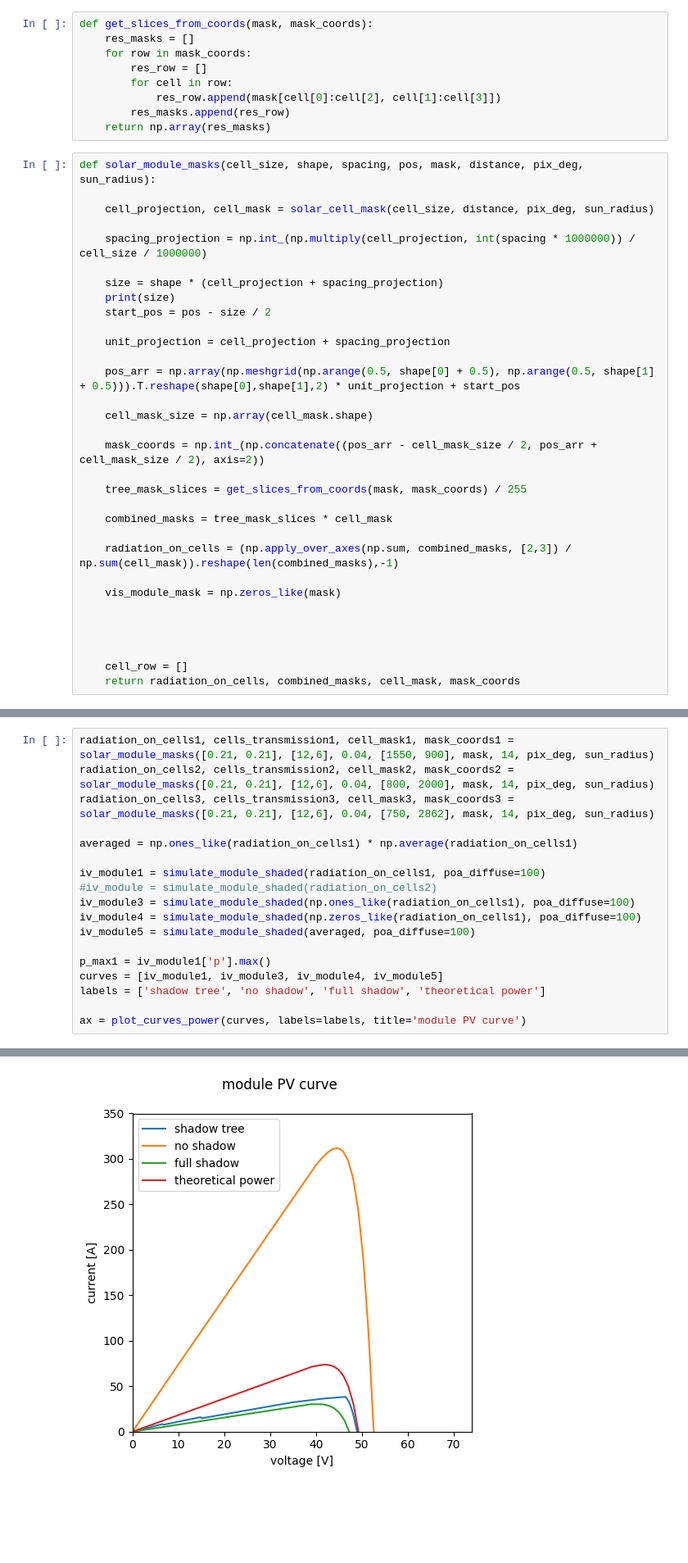
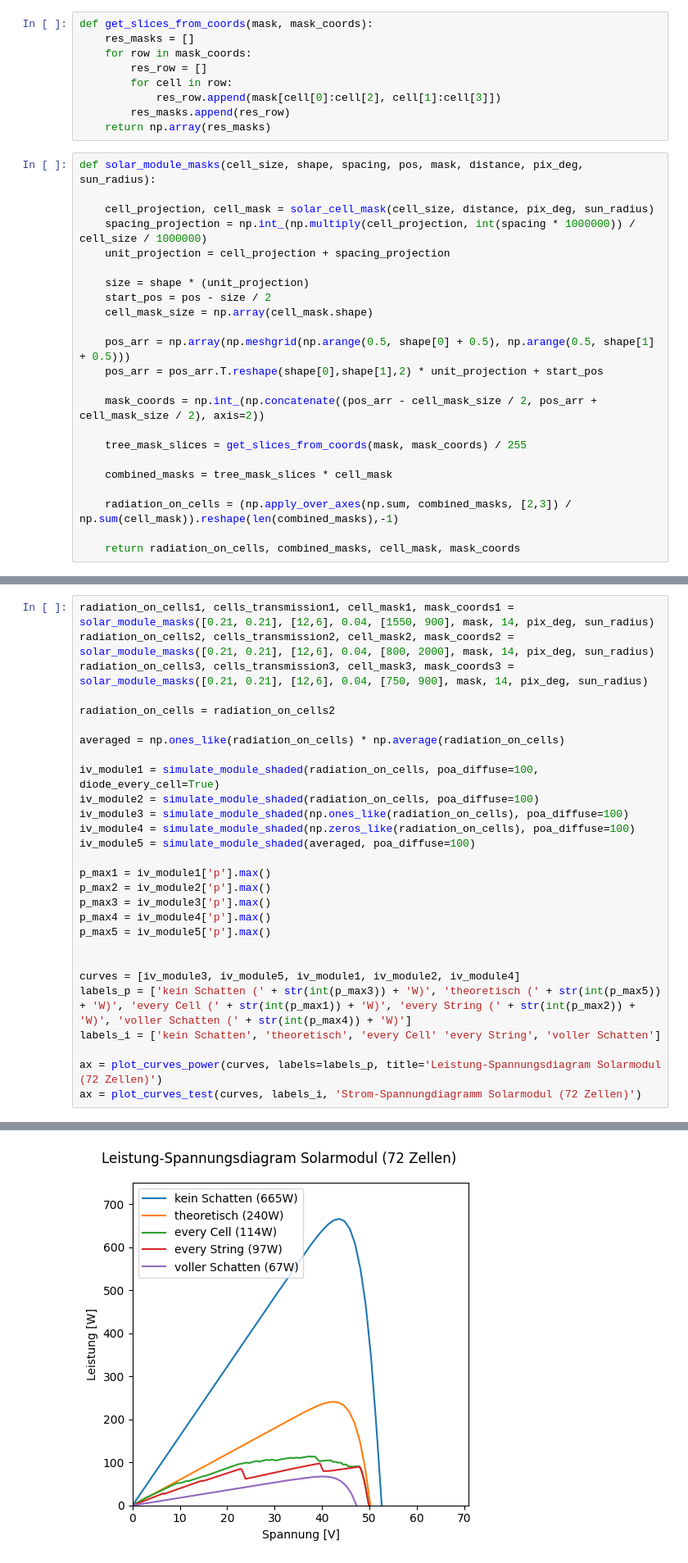
Before and after one commit to Snasgul/influence-trees-on-solar, a Jupyter notebook: iv_module.ipynb, the cells around one changed output, grey strips where cells are left out. Shown at 82% size. Drawn from its saved outputs; the diff is of its cells as text; blank space fills up the shorter version.

```diff
--- a/iv_module.ipynb
+++ b/iv_module.ipynb
@@ -245,18 +253,15 @@ def get_slices_from_coords(mask, mask_coords):
 def solar_module_masks(cell_size, shape, spacing, pos, mask, distance, pix_deg, sun_radius):
 
     cell_projection, cell_mask = solar_cell_mask(cell_size, distance, pix_deg, sun_radius)
-
     spacing_projection = np.int_(np.multiply(cell_projection, int(spacing * 1000000)) / cell_size / 1000000)
-
-    size = shape * (cell_projection + spacing_projection)
-    print(size)
-    start_pos = pos - size / 2
-
     unit_projection = cell_projection + spacing_projection
 
-    pos_arr = np.array(np.meshgrid(np.arange(0.5, shape[0] + 0.5), np.arange(0.5, shape[1] + 0.5))).T.reshape(shape[0],shape[1],2) * unit_projection + start_pos
+    size = shape * (unit_projection)
+    start_pos = pos - size / 2
+    cell_mask_size = np.array(cell_mask.shape)
 
-    cell_mask_size = np.array(cell_mask.shape)
+    pos_arr = np.array(np.meshgrid(np.arange(0.5, shape[0] + 0.5), np.arange(0.5, shape[1] + 0.5)))
+    pos_arr = pos_arr.T.reshape(shape[0],shape[1],2) * unit_projection + start_pos
 
     mask_coords = np.int_(np.concatenate((pos_arr - cell_mask_size / 2, pos_arr + cell_mask_size / 2), axis=2))
 
@@ -266,10 +271,4 @@ def solar_module_masks(cell_size, shape, spacing, pos, mask, distance, pix_deg,
 
     radiation_on_cells = (np.apply_over_axes(np.sum, combined_masks, [2,3]) / np.sum(cell_mask)).reshape(len(combined_masks),-1)
 
-    vis_module_mask = np.zeros_like(mask)
-
-
-
-
-    cell_row = []
     return radiation_on_cells, combined_masks, cell_mask, mask_coords
@@ -313,19 +318,29 @@ plt.imshow(mask, cmap='gray')
 # %%
 radiation_on_cells1, cells_transmission1, cell_mask1, mask_coords1 = solar_module_masks([0.21, 0.21], [12,6], 0.04, [1550, 900], mask, 14, pix_deg, sun_radius)
 radiation_on_cells2, cells_transmission2, cell_mask2, mask_coords2 = solar_module_masks([0.21, 0.21], [12,6], 0.04, [800, 2000], mask, 14, pix_deg, sun_radius)
-radiation_on_cells3, cells_transmission3, cell_mask3, mask_coords3 = solar_module_masks([0.21, 0.21], [12,6], 0.04, [750, 2862], mask, 14, pix_deg, sun_radius)
+radiation_on_cells3, cells_transmission3, cell_mask3, mask_coords3 = solar_module_masks([0.21, 0.21], [12,6], 0.04, [750, 900], mask, 14, pix_deg, sun_radius)
 
-averaged = np.ones_like(radiation_on_cells1) * np.average(radiation_on_cells1)
+radiation_on_cells = radiation_on_cells2
 
-iv_module1 = simulate_module_shaded(radiation_on_cells1, poa_diffuse=100)
-#iv_module = simulate_module_shaded(radiation_on_cells2)
-iv_module3 = simulate_module_shaded(np.ones_like(radiation_on_cells1), poa_diffuse=100)
-iv_module4 = simulate_module_shaded(np.zeros_like(radiation_on_cells1), poa_diffuse=100)
+averaged = np.ones_like(radiation_on_cells) * np.average(radiation_on_cells)
+
+iv_module1 = simulate_module_shaded(radiation_on_cells, poa_diffuse=100, diode_every_cell=True)
+iv_module2 = simulate_module_shaded(radiation_on_cells, poa_diffuse=100)
+iv_module3 = simulate_module_shaded(np.ones_like(radiation_on_cells), poa_diffuse=100)
+iv_module4 = simulate_module_shaded(np.zeros_like(radiation_on_cells), poa_diffuse=100)
 iv_module5 = simulate_module_shaded(averaged, poa_diffuse=100)
 
 p_max1 = iv_module1['p'].max()
-curves = [iv_module1, iv_module3, iv_module4, iv_module5]
-labels = ['shadow tree', 'no shadow', 'full shadow', 'theoretical power']
+p_max2 = iv_module2['p'].max()
+p_max3 = iv_module3['p'].max()
+p_max4 = iv_module4['p'].max()
+p_max5 = iv_module5['p'].max()
 
-ax = plot_curves_power(curves, labels=labels, title='module PV curve')
+
+curves = [iv_module3, iv_module5, iv_module1, iv_module2, iv_module4]
+labels_p = ['kein Schatten (' + str(int(p_max3)) + 'W)', 'theoretisch (' + str(int(p_max5)) + 'W)', 'every Cell (' + str(int(p_max1)) + 'W)', 'every String (' + str(int(p_max2)) + 'W)', 'voller Schatten (' + str(int(p_max4)) + 'W)']
+labels_i = ['kein Schatten', 'theoretisch', 'every Cell' 'every String', 'voller Schatten']
+
+ax = plot_curves_power(curves, labels=labels_p, title='Leistung-Spannungsdiagram Solarmodul (72 Zellen)')
+ax = plot_curves_test(curves, labels_i, 'Strom-Spannungdiagramm Solarmodul (72 Zellen)')
 # %% [output]
@@ -335 +347 @@ ax = plot_curves_power(curves, labels=labels, title='module PV curve')
-[figure, old version]
+[figure, new version]
```
Also changed, not shown: parts of 11 cells of this notebook, 40 other files.
